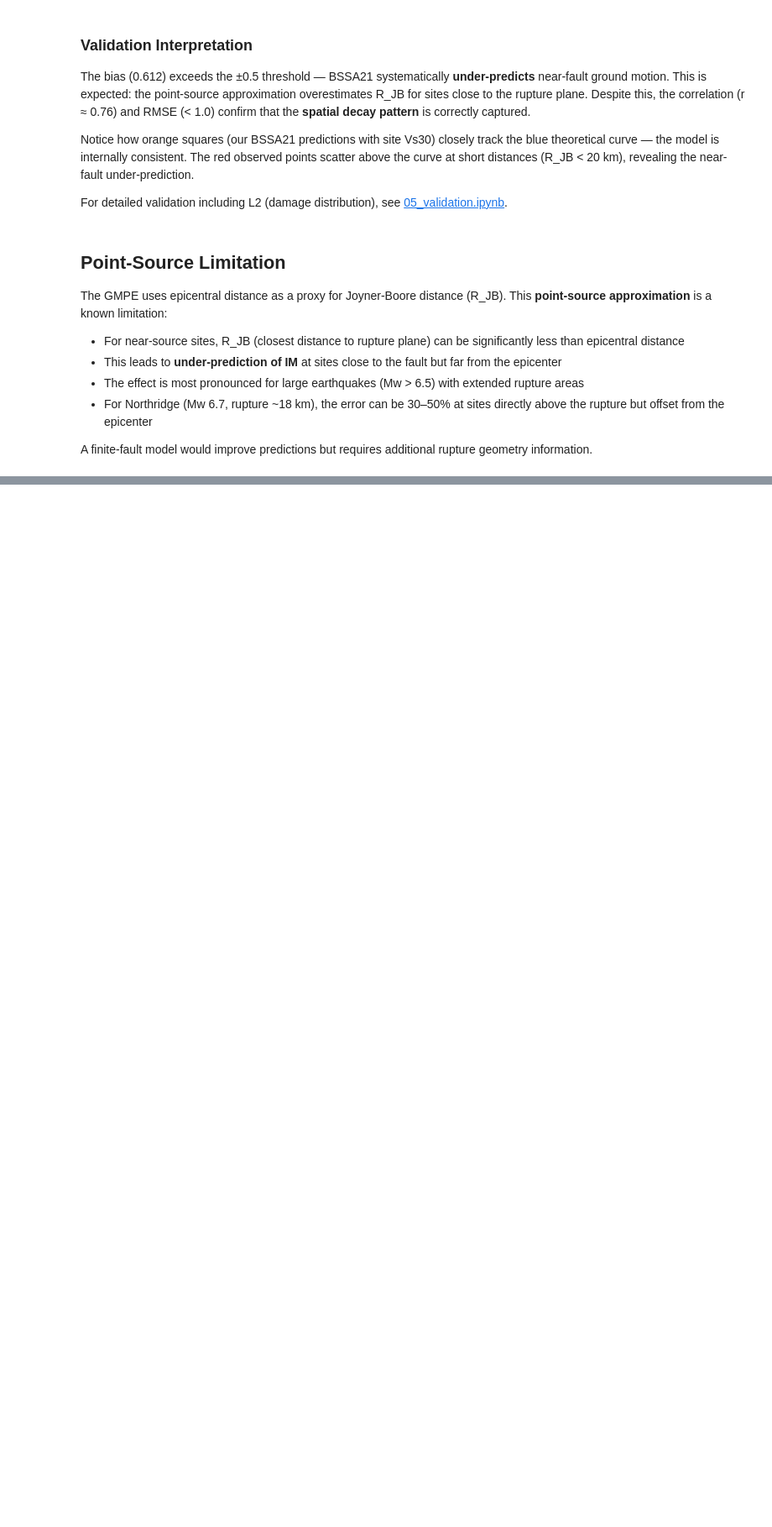
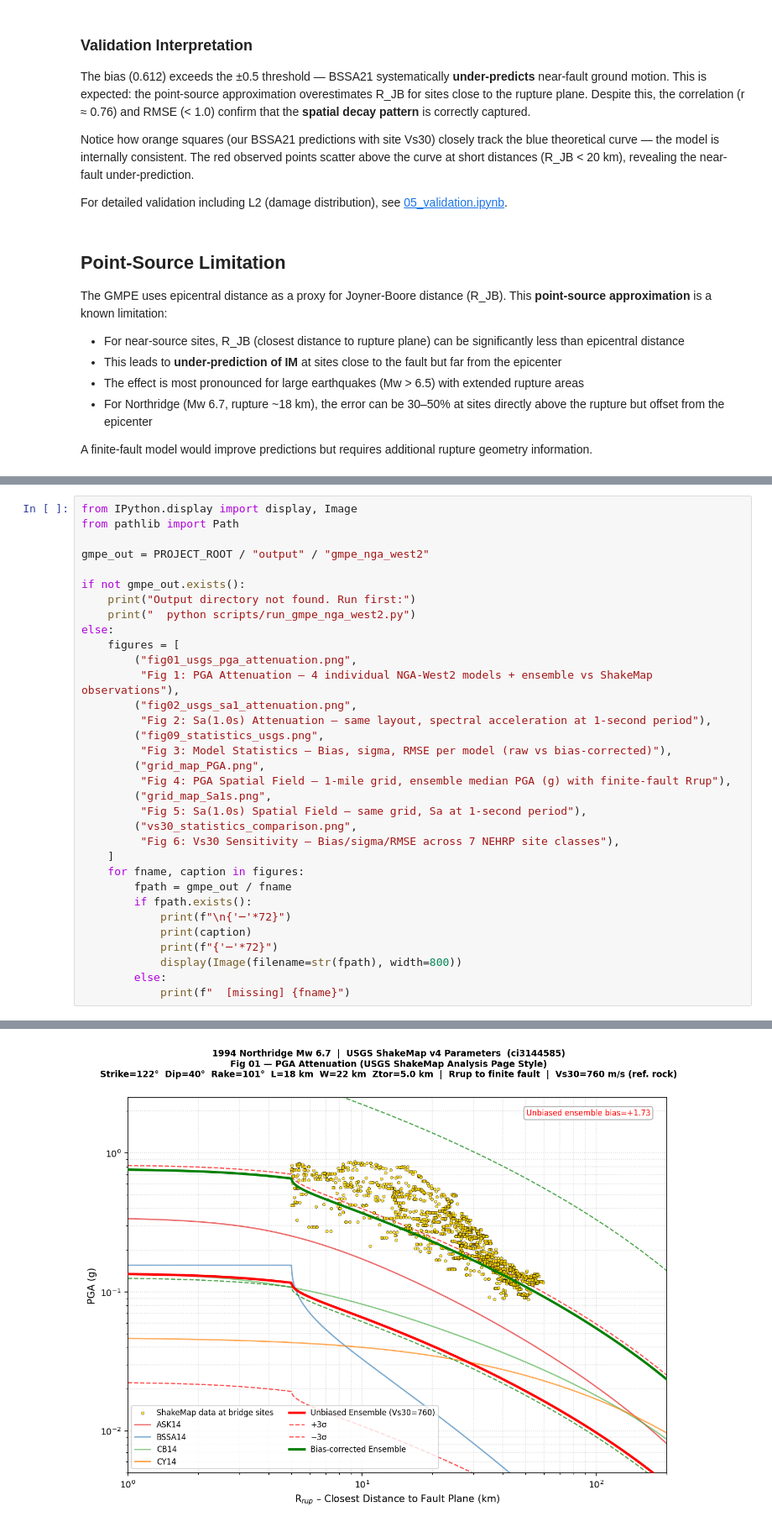
Before and after one commit to WenyuChiou/Cat_framework, a Jupyter notebook: tutorials/03_hazard_gmpe.ipynb, the cells around one changed output, grey strips where cells are left out. Shown at 84% size. Saved outputs shown, nothing was run; the diff lists cells and outputs as text; blank space fills up the shorter version.

```diff
--- a/tutorials/03_hazard_gmpe.ipynb
+++ b/tutorials/03_hazard_gmpe.ipynb
@@ -338,0 +358,34 @@ rupture geometry information.
+# %%
+from IPython.display import display, Image
+from pathlib import Path
+
+gmpe_out = PROJECT_ROOT / "output" / "gmpe_nga_west2"
+
+if not gmpe_out.exists():
+    print("Output directory not found. Run first:")
+    print("  python scripts/run_gmpe_nga_west2.py")
+else:
+    figures = [
+        ("fig01_usgs_pga_attenuation.png",
+         "Fig 1: PGA Attenuation — 4 individual NGA-West2 models + ensemble vs ShakeMap observations"),
+        ("fig02_usgs_sa1_attenuation.png",
+         "Fig 2: Sa(1.0s) Attenuation — same layout, spectral acceleration at 1-second period"),
+        ("fig09_statistics_usgs.png",
+         "Fig 3: Model Statistics — Bias, sigma, RMSE per model (raw vs bias-corrected)"),
+        ("grid_map_PGA.png",
+         "Fig 4: PGA Spatial Field — 1-mile grid, ensemble median PGA (g) with finite-fault Rrup"),
+        ("grid_map_Sa1s.png",
+         "Fig 5: Sa(1.0s) Spatial Field — same grid, Sa at 1-second period"),
+        ("vs30_statistics_comparison.png",
+         "Fig 6: Vs30 Sensitivity — Bias/sigma/RMSE across 7 NEHRP site classes"),
+    ]
+    for fname, caption in figures:
+        fpath = gmpe_out / fname
+        if fpath.exists():
+            print(f"\n{'─'*72}")
+            print(caption)
+            print(f"{'─'*72}")
+            display(Image(filename=str(fpath), width=800))
+        else:
+            print(f"  [missing] {fname}")
+# %% [output]
@@ -338,0 +395 @@ rupture geometry information.
+[figure, added]
```
Also changed, not shown: parts of 4 cells of this notebook, 2 other files.
